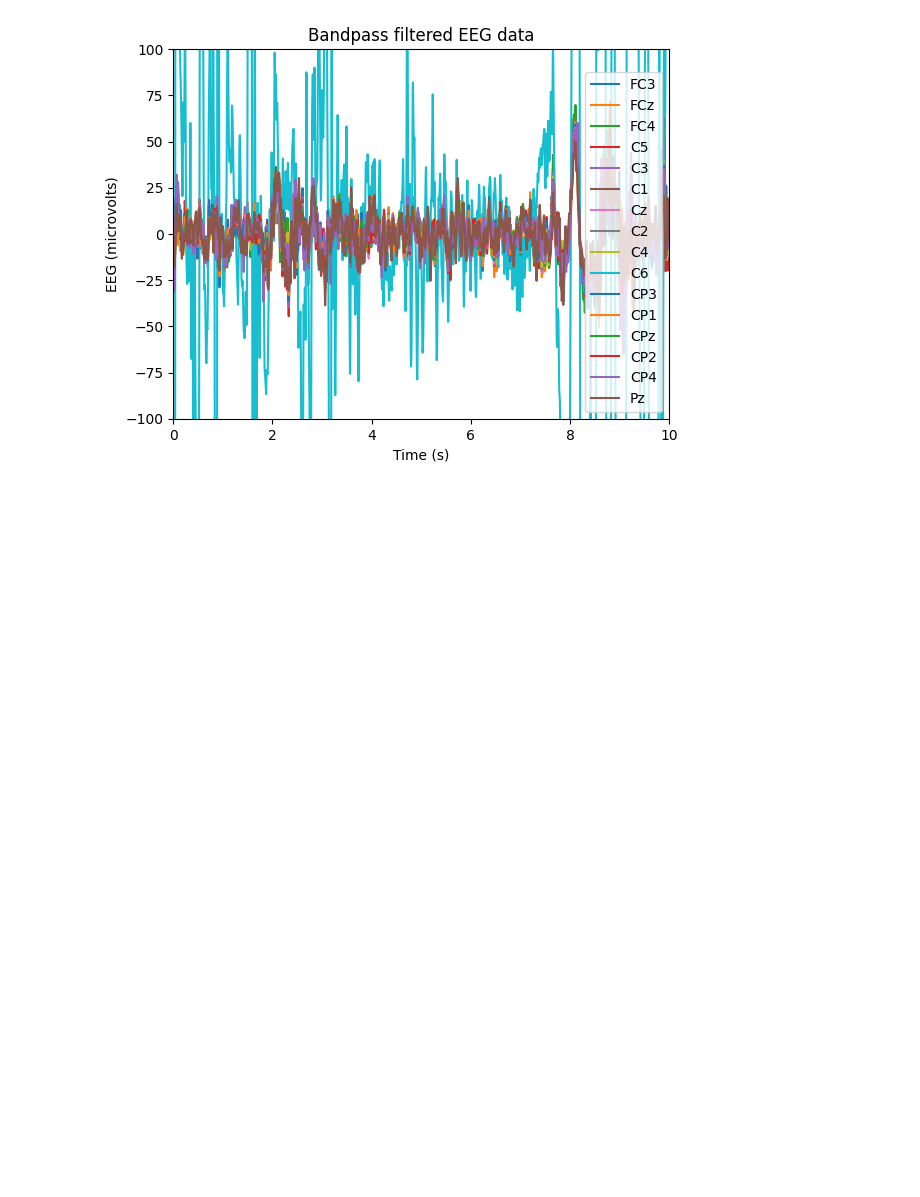
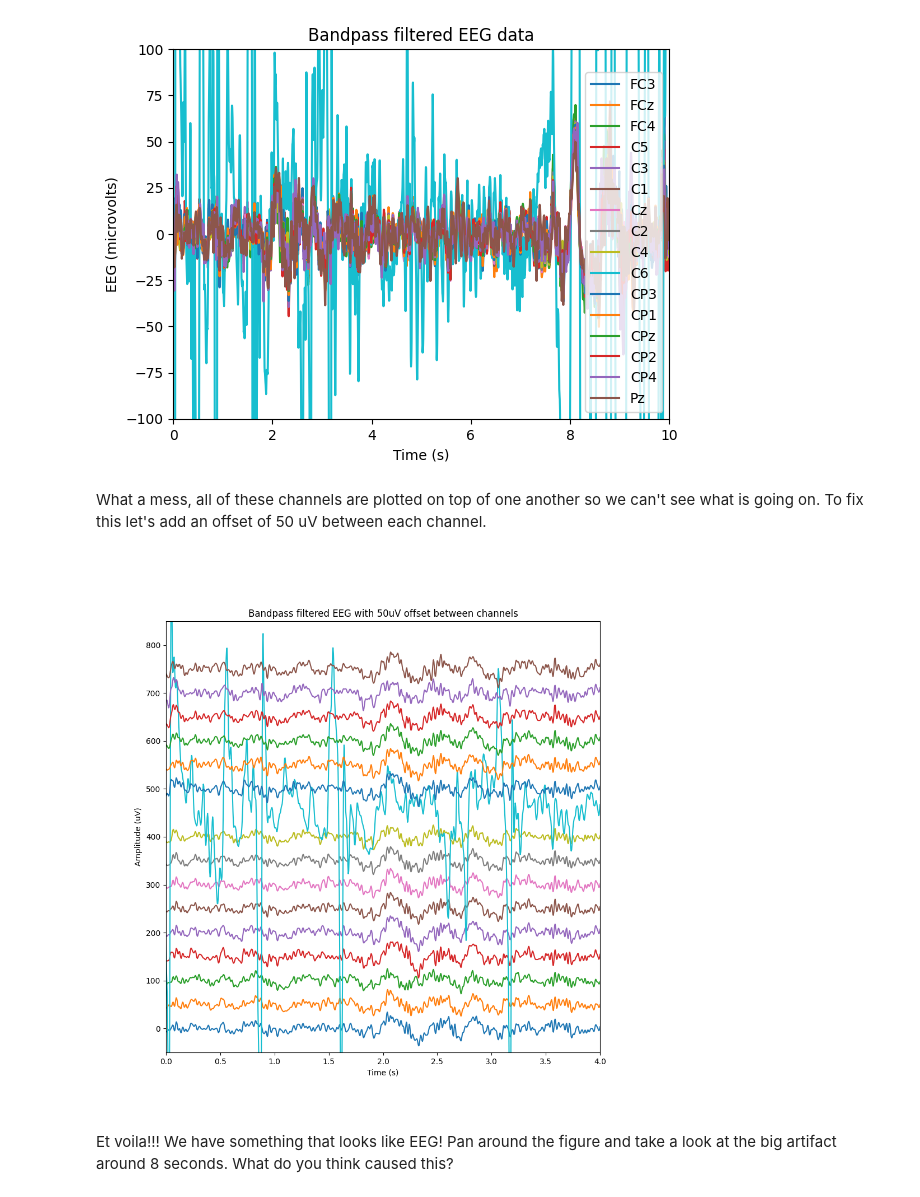
Before and after one commit to brianjohannes/bessy-python-tutorials, a Jupyter notebook: 01_show_me_the_data.ipynb, the cells around one changed output. Saved outputs shown, nothing was run; the diff lists cells and outputs as text; code cells hidden in the pictures; blank space fills up the shorter version.

Commit message:
Update 01_show_me_the_data.ipynb
Added offset and interactive widget. Roughly done tutorial 01

```diff
--- a/01_show_me_the_data.ipynb
+++ b/01_show_me_the_data.ipynb
@@ -81,7 +84,7 @@ print(bci_data.ch_units)
 units = "microvolts"
 
 # Get the raw EEG and Timestamps
-raw_eeg = bci_data.eeg_data.T
+raw_eeg = bci_data.eeg_data
 timestamps = bci_data.eeg_timestamps
 
 # Subtract the initial time from the timestamps to get a time starting at 0
@@ -90,7 +93,7 @@ timestamps = timestamps - timestamps[0]
 
 # Plot the EEG data
 plt.figure()
-plt.plot(timestamps, raw_eeg.T)
+plt.plot(timestamps, raw_eeg)
 plt.xlabel("Time (s)")
 plt.ylabel("EEG (" + units + ")")
 plt.title("EEG Data")
@@ -175,16 +179,16 @@ Because we aren't really interested in frequencies above 60 Hz anyway let's
 remove this by reselecting the cutoffs of our bandpass filter to be 1-40 Hz.
 # %%
 # Apply the filter to the data
-bandpass_filt_eeg = bandpass(dc_rejected_eeg,
+bandpass_filt_eeg = bandpass(raw_eeg.T,
               f_low=1,
               f_high=40,
               order=5,
-              fsample=bci_data.fsample)
+              fsample=bci_data.fsample).T
 
 # Use C6 to check that the correct frequencies were removed
 
 # Calculate the PSD of P6 using welch()
-bandpass_freqs, bandpass_psd = welch(bandpass_filt_eeg[9,:], fs=bci_data.fsample, nperseg=1024)
+bandpass_freqs, bandpass_psd = welch(bandpass_filt_eeg[:,9], fs=bci_data.fsample, nperseg=1024)
 
 # Plot the PSD
 plt.semilogy(bandpass_freqs, bandpass_psd)
@@ -192,11 +196,10 @@ plt.xlabel('Frequency (Hz)')
 plt.ylabel('Power spectral density (uV^2 / Hz)')
 plt.show()
 
-
 # Plot the bandpass filtered data
 # Plot the EEG data
 plt.figure()
-plt.plot(timestamps, bandpass_filt_eeg.T)
+plt.plot(timestamps, bandpass_filt_eeg)
 plt.xlabel("Time (s)")
 plt.ylabel("EEG (" + units + ")")
 plt.title("Bandpass filtered EEG data")
@@ -222,3 +225,25 @@ plt.legend(bci_data.channel_labels)
 plt.show()
 # %% [output]
 [figure]
+# %% [markdown]
+What a mess, all of these channels are plotted on top of one another so we can't
+see what is going on. To fix this let's add an offset of 50 uV between each
+channel.
+# %%
+# Open an interactive matplotlib window in the notebook
+%matplotlib widget
+
+# Plot the bandpass_filt_eeg again but with 50uV of offset between each channel
+plt.figure(figsize=(10, 10))
+plt.plot(timestamps, bandpass_filt_eeg + np.arange(0, 50 * 16, 50))
+plt.xlabel('Time (s)')
+plt.ylabel('Amplitude (uV)')
+plt.title('Bandpass filtered EEG with 50uV offset between channels')
+plt.xlim([0, 4])
+plt.ylim([-50, 850])
+plt.show()
+# %% [output]
+[figure, added]
+# %% [markdown]
+Et voila!!! We have something that looks like EEG! Pan around the figure and
+take a look at the big artifact around 8 seconds. What do you think caused this?
```
Also changed, not shown: parts of 6 cells of this notebook.
